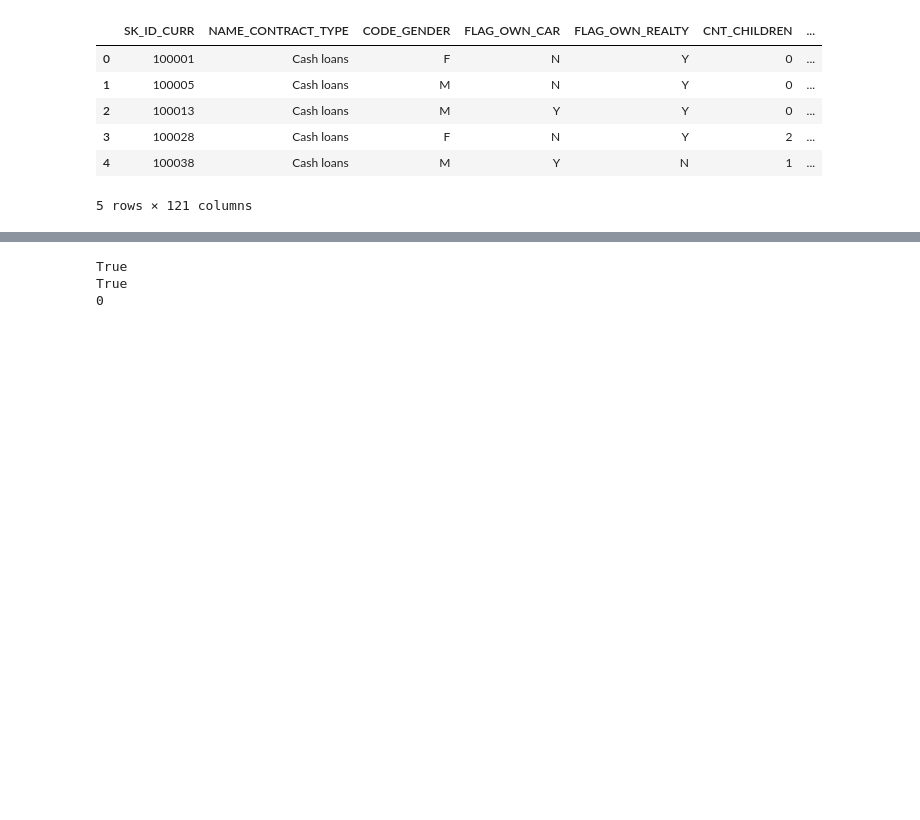
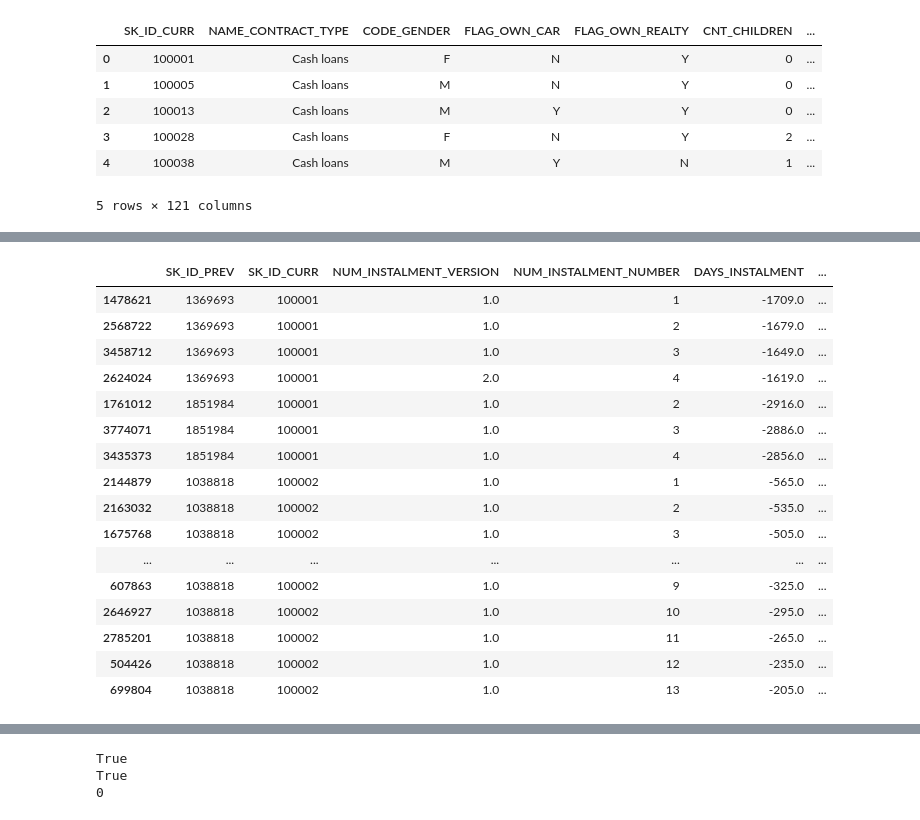
Before and after one commit to youess/credit_risk, a Jupyter notebook: eda/EDA_HOME_credit_Analysis.ipynb, the cells around one changed output, grey strips where cells are left out. Saved outputs shown, nothing was run; the diff lists cells and outputs as text; code cells hidden in the pictures; blank space fills up the shorter version.

Commit message:
add base 2 version code

```diff
--- a/eda/EDA_HOME_credit_Analysis.ipynb
+++ b/eda/EDA_HOME_credit_Analysis.ipynb
@@ -115,0 +539,20 @@ bureau2.isnull().sum() / bureau2.shape[0]
+# %%
+installments_payments.sort_values(['SK_ID_CURR', 'SK_ID_PREV', 'NUM_INSTALMENT_NUMBER']).head(20)
+# %% [output]
+|  | SK_ID_PREV | SK_ID_CURR | NUM_INSTALMENT_VERSION | NUM_INSTALMENT_NUMBER | DAYS_INSTALMENT | ... |
+| 1478621 | 1369693 | 100001 | 1.0 | 1 | -1709.0 | ... |
+| 2568722 | 1369693 | 100001 | 1.0 | 2 | -1679.0 | ... |
+| 3458712 | 1369693 | 100001 | 1.0 | 3 | -1649.0 | ... |
+| 2624024 | 1369693 | 100001 | 2.0 | 4 | -1619.0 | ... |
+| 1761012 | 1851984 | 100001 | 1.0 | 2 | -2916.0 | ... |
+| 3774071 | 1851984 | 100001 | 1.0 | 3 | -2886.0 | ... |
+| 3435373 | 1851984 | 100001 | 1.0 | 4 | -2856.0 | ... |
+| 2144879 | 1038818 | 100002 | 1.0 | 1 | -565.0 | ... |
+| 2163032 | 1038818 | 100002 | 1.0 | 2 | -535.0 | ... |
+| 1675768 | 1038818 | 100002 | 1.0 | 3 | -505.0 | ... |
+| ... | ... | ... | ... | ... | ... | ... |
+| 607863 | 1038818 | 100002 | 1.0 | 9 | -325.0 | ... |
+| 2646927 | 1038818 | 100002 | 1.0 | 10 | -295.0 | ... |
+| 2785201 | 1038818 | 100002 | 1.0 | 11 | -265.0 | ... |
+| 504426 | 1038818 | 100002 | 1.0 | 12 | -235.0 | ... |
+| 699804 | 1038818 | 100002 | 1.0 | 13 | -205.0 | ... |
```
Also changed, not shown: parts of 48 cells of this notebook, 5 other files.
